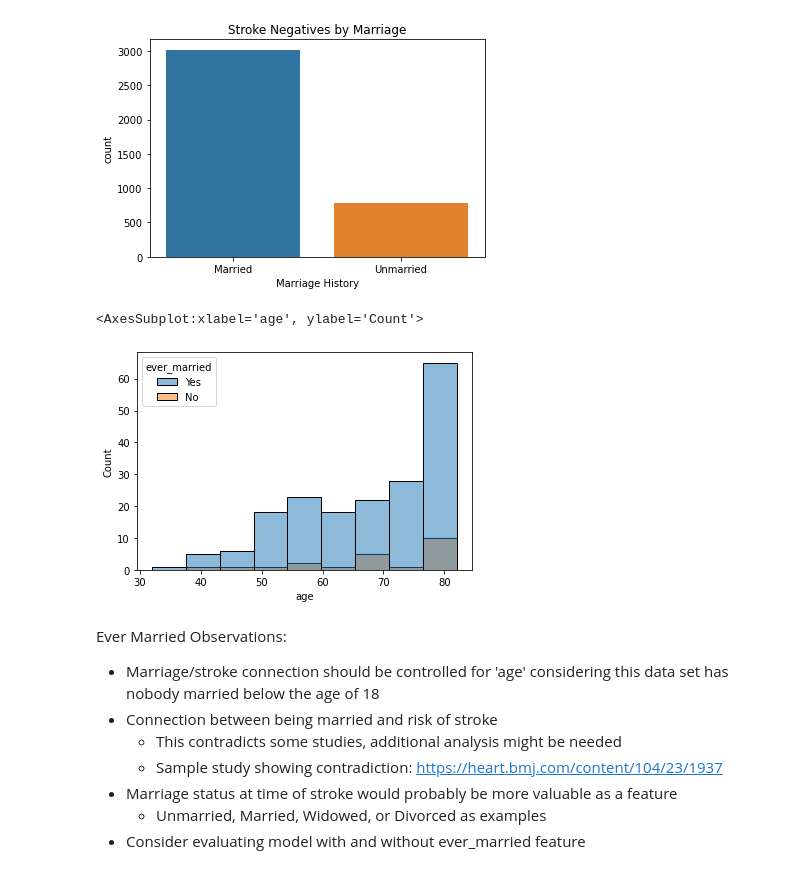
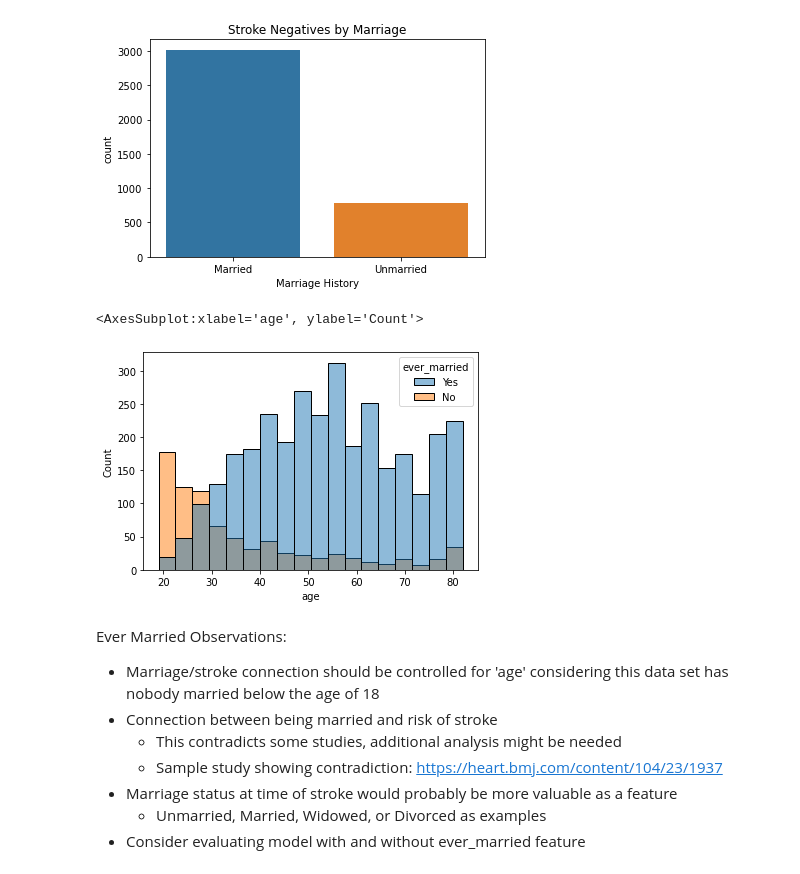
Before and after one commit to alexander-billings/stroke_prediction, a Jupyter notebook: Stroke_Prediction.ipynb, the cells around one changed output. Cells and saved outputs as stored; diff of their text form; code cells hidden in the pictures.

```diff
--- a/Stroke_Prediction.ipynb
+++ b/Stroke_Prediction.ipynb
@@ -293,10 +305,10 @@ plt.xticks([0, 1], ['Married', 'Unmarried']);
 # %% [output]
 [figure]
 # %%
-sns.histplot(data=df.loc[stroke_positive & adult], x='age', hue='ever_married')
+sns.histplot(data=df.loc[adult], x='age', hue='ever_married')
 # %% [output]
 <AxesSubplot:xlabel='age', ylabel='Count'>
-[figure, old version]
+[figure, new version]
 # %% [markdown]
 Ever Married Observations:
 * Marriage/stroke connection should be controlled for 'age' considering this data set has nobody married below the age of 18
```
Also changed, not shown: parts of 14 cells of this notebook.
